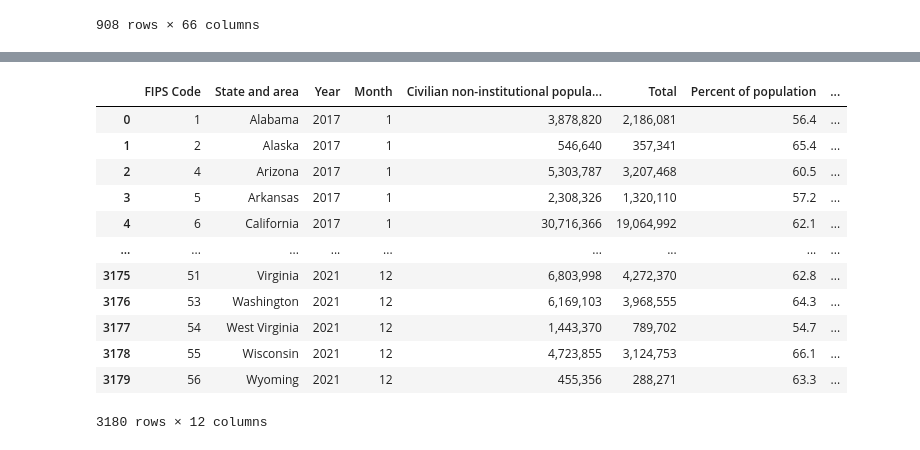
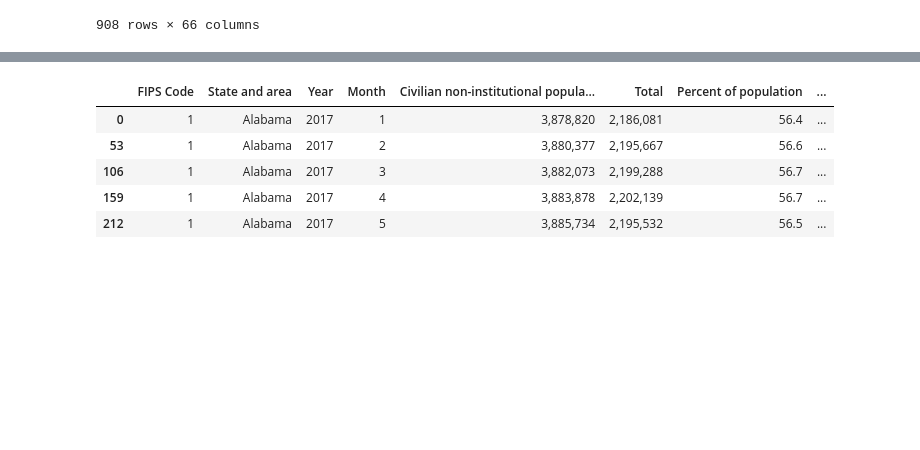
Before and after one commit to RobSalazar/Project-2, a Jupyter notebook: data_cleaning.ipynb, the cells around one changed output, grey strips where cells are left out. Saved outputs shown, nothing was run; the diff lists cells and outputs as text; code cells hidden in the pictures; blank space fills up the shorter version.

```diff
--- a/data_cleaning.ipynb
+++ b/data_cleaning.ipynb
@@ -117,19 +114,12 @@ DATE
 # %%
-unem_data
+#Covert the year and month column into a datetime object to be able to work with in our database
 unem_data['Date'] = pd.to_datetime(unem_data[['Year', 'Month']].assign(DAY=1))
-unem_data
+unem_data.head()
 # %% [output]
 |  | FIPS Code | State and area | Year | Month | Civilian non-institutional popula... | Total | Percent of population | ... |
 | 0 | 1 | Alabama | 2017 | 1 | 3,878,820 | 2,186,081 | 56.4 | ... |
-| 1 | 2 | Alaska | 2017 | 1 | 546,640 | 357,341 | 65.4 | ... |
-| 2 | 4 | Arizona | 2017 | 1 | 5,303,787 | 3,207,468 | 60.5 | ... |
-| 3 | 5 | Arkansas | 2017 | 1 | 2,308,326 | 1,320,110 | 57.2 | ... |
-| 4 | 6 | California | 2017 | 1 | 30,716,366 | 19,064,992 | 62.1 | ... |
-| ... | ... | ... | ... | ... | ... | ... | ... | ... |
-| 3175 | 51 | Virginia | 2021 | 12 | 6,803,998 | 4,272,370 | 62.8 | ... |
-| 3176 | 53 | Washington | 2021 | 12 | 6,169,103 | 3,968,555 | 64.3 | ... |
-| 3177 | 54 | West Virginia | 2021 | 12 | 1,443,370 | 789,702 | 54.7 | ... |
-| 3178 | 55 | Wisconsin | 2021 | 12 | 4,723,855 | 3,124,753 | 66.1 | ... |
-| 3179 | 56 | Wyoming | 2021 | 12 | 455,356 | 288,271 | 63.3 | ... |
+| 53 | 1 | Alabama | 2017 | 2 | 3,880,377 | 2,195,667 | 56.6 | ... |
+| 106 | 1 | Alabama | 2017 | 3 | 3,882,073 | 2,199,288 | 56.7 | ... |
+| 159 | 1 | Alabama | 2017 | 4 | 3,883,878 | 2,202,139 | 56.7 | ... |
+| 212 | 1 | Alabama | 2017 | 5 | 3,885,734 | 2,195,532 | 56.5 | ... |
-3180 rows × 12 columns
 # %%
```
Also changed, not shown: parts of 11 cells of this notebook, 6 other files.
